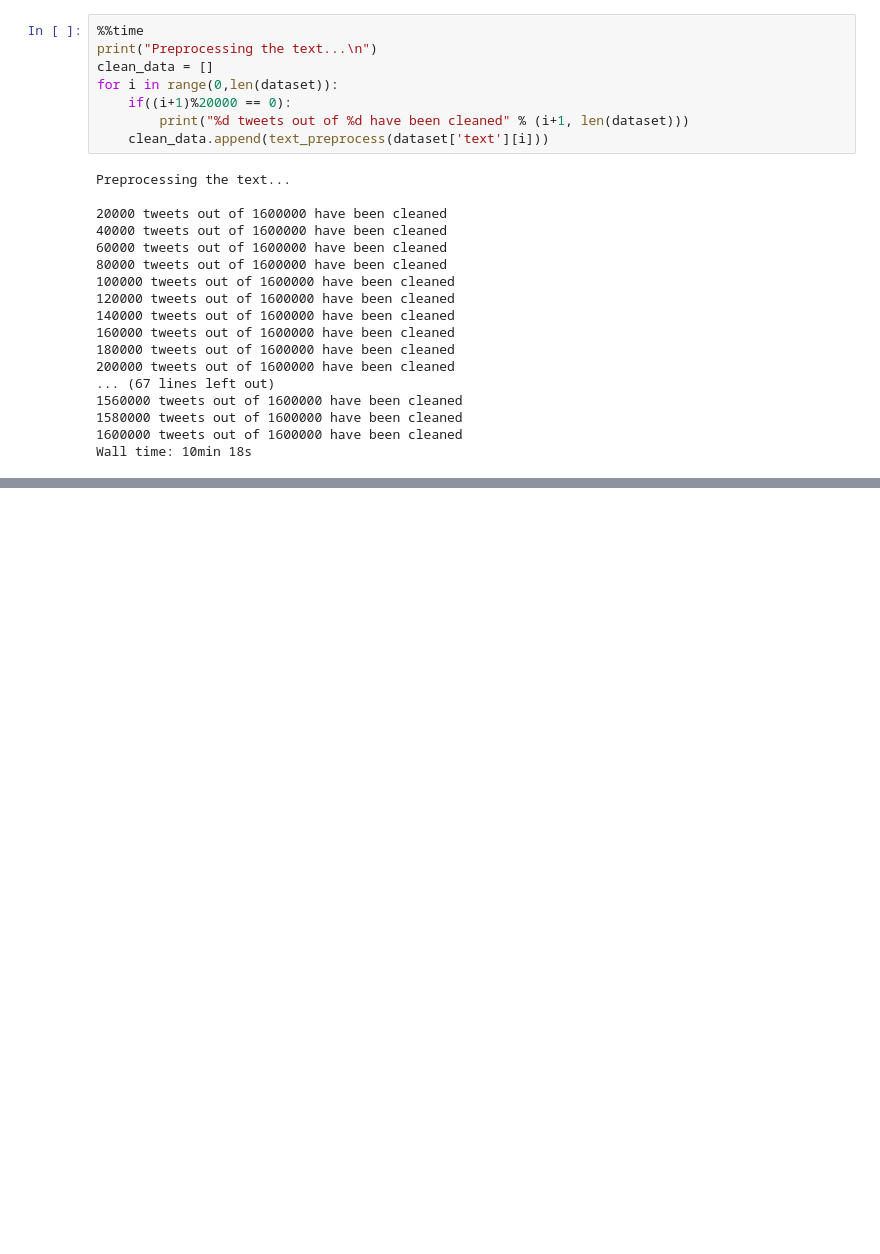
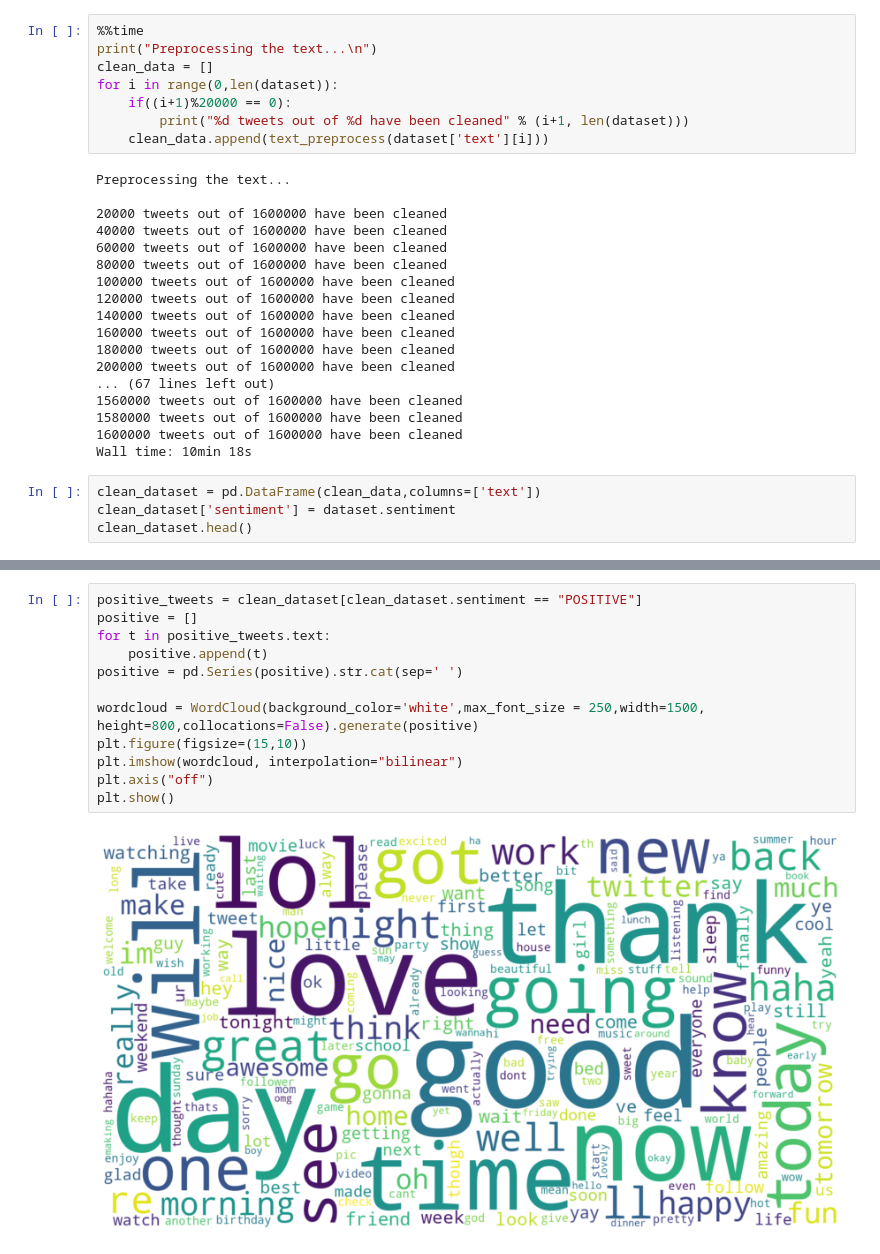
Before and after one commit to surabhik16/Twitter_Sentiment_Analysis, a Jupyter notebook: Twitter Sentiment Analysis.ipynb, the cells around one changed output, grey strips where cells are left out. Saved outputs shown, nothing was run; the diff lists cells and outputs as text; blank space fills up the shorter version.

Commit message:
Added Wordcloud
Added Wordcloud

```diff
--- a/Twitter Sentiment Analysis.ipynb
+++ b/Twitter Sentiment Analysis.ipynb
@@ -379,3 +379,7 @@ Preprocessing the text...
 1580000 tweets out of 1600000 have been cleaned
 1600000 tweets out of 1600000 have been cleaned
 Wall time: 10min 18s
+# %%
+clean_dataset = pd.DataFrame(clean_data,columns=['text'])
+clean_dataset['sentiment'] = dataset.sentiment
+clean_dataset.head()
@@ -381,0 +405,14 @@ Wall time: 10min 18s
+# %%
+positive_tweets = clean_dataset[clean_dataset.sentiment == "POSITIVE"]
+positive = []
+for t in positive_tweets.text:
+    positive.append(t)
+positive = pd.Series(positive).str.cat(sep=' ')
+
+wordcloud = WordCloud(background_color='white',max_font_size = 250,width=1500, height=800,collocations=False).generate(positive)
+plt.figure(figsize=(15,10))
+plt.imshow(wordcloud, interpolation="bilinear")
+plt.axis("off")
+plt.show()
+# %% [output]
+[figure, added]
```
Also changed, not shown: parts of 5 cells of this notebook.
